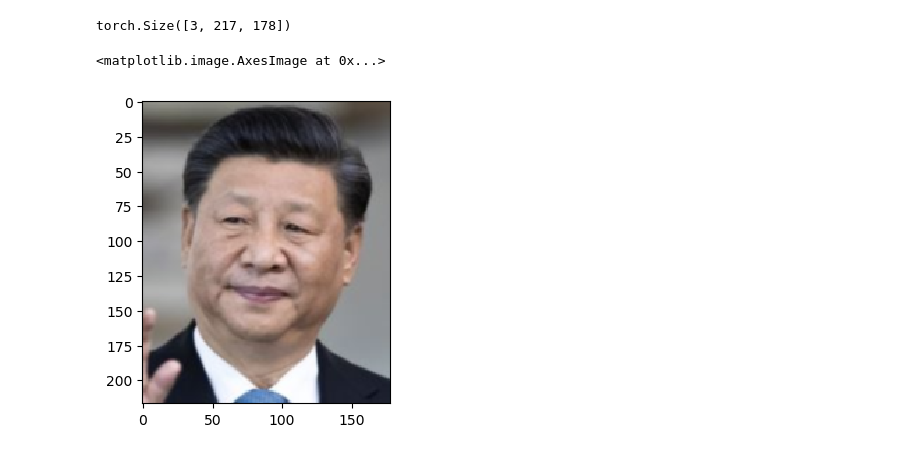
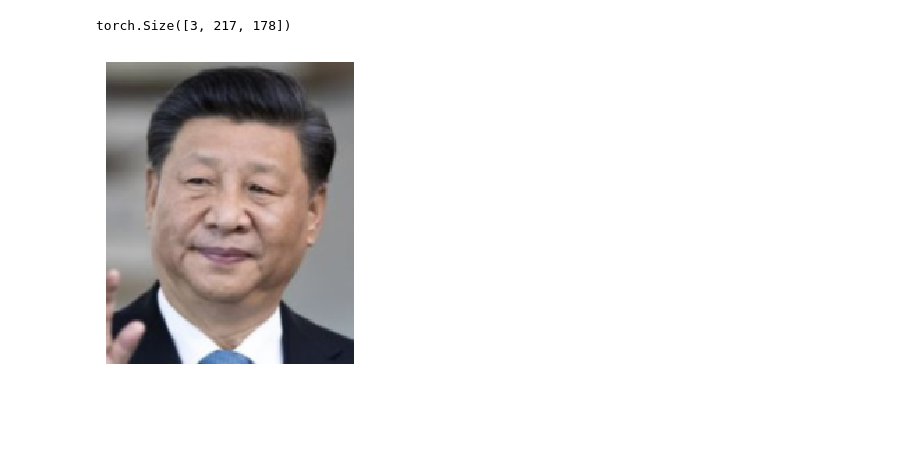
Before and after one commit to wzh0317/similar-face, a Jupyter notebook: Result.ipynb, the cells around one changed output. Cells and saved outputs as stored; diff of their text form; code cells hidden in the pictures; blank space fills up the shorter version.

```diff
--- a/Result.ipynb
+++ b/Result.ipynb
@@ -107,20 +107,21 @@ embeddings = filenames_embeddings['embeddings']
 # %%
 transform = transforms.Compose([
     transforms.Resize((217, 178)),
     transforms.ToTensor(),
     lambda x: x[:3]
 ])
 
 target_filename = 'selfies/xjp0.png'
 target_image = transform(Image.open(target_filename))
 print(target_image.shape)
 target_embedding = model.get_embedding(target_image.unsqueeze(0))[0].to('cpu').detach().numpy()
 distances = ((embeddings - target_embedding) ** 2).sum(axis=1)
 plt.figure(dpi=100)
+plt.axis('off')
 plt.imshow(np.transpose(target_image, (1, 2, 0)))
+plt.savefig('./results/target_face.png')
 # %% [output]
 torch.Size([3, 217, 178])
-<matplotlib.image.AxesImage at 0x...>
-[figure, old version]
+[figure, new version]
 # %%
 # find the k most similar faces
```
Also changed, not shown: parts of 1 cell of this notebook, 5 other files.
